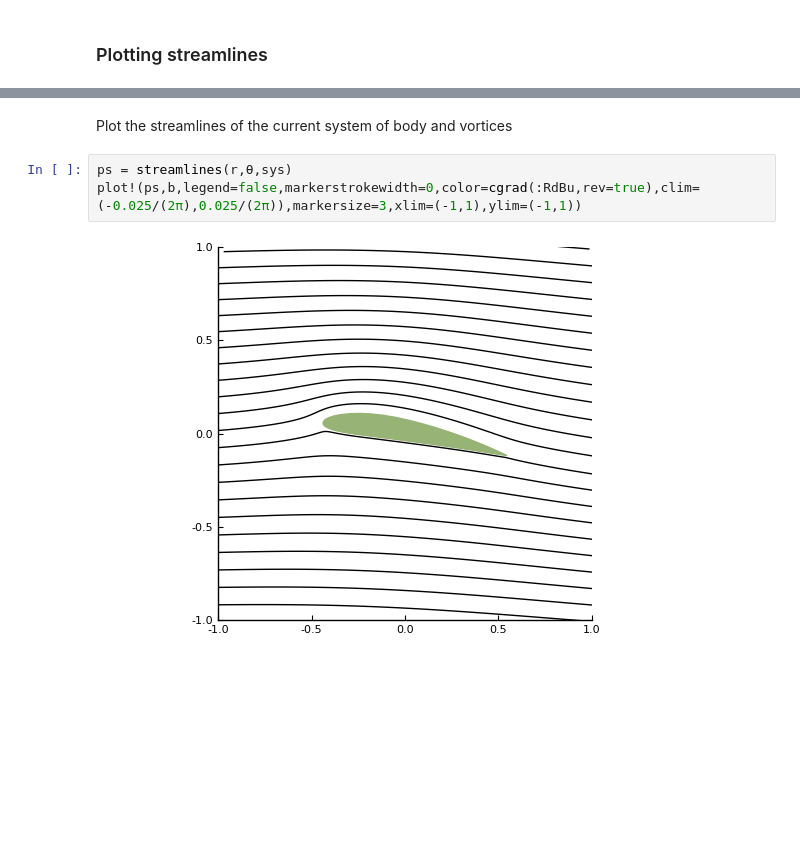
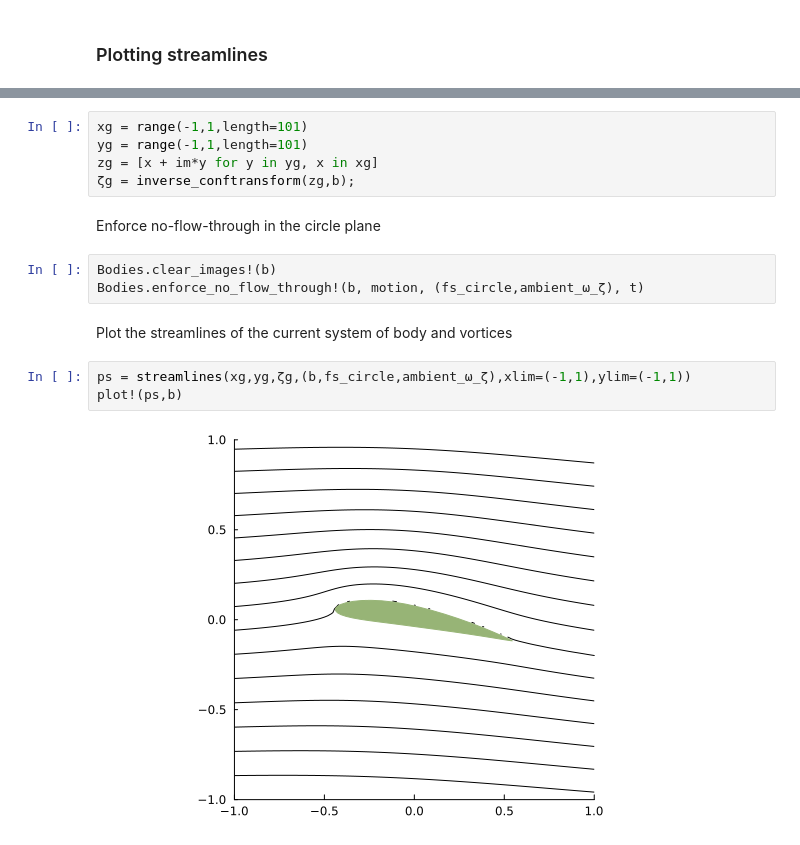
Before and after one commit to darwindarak/PotentialFlow.jl, a Jupyter notebook: binder/notebooks/Airfoil in uniform flow.ipynb, the cells around one changed output, grey strips where cells are left out. Cells and saved outputs as stored; diff of their text form; blank space fills up the shorter version.

Commit message:
Updated the airfoil in uniform flow notebook

```diff
--- a/binder/notebooks/Airfoil in uniform flow.ipynb
+++ b/binder/notebooks/Airfoil in uniform flow.ipynb
@@ -305,7 +291,17 @@ end
+# %%
+xg = range(-1,1,length=101)
+yg = range(-1,1,length=101)
+zg = [x + im*y for y in yg, x in xg]
+ζg = inverse_conftransform(zg,b);
+# %% [markdown]
+Enforce no-flow-through in the circle plane
+# %%
+Bodies.clear_images!(b)
+Bodies.enforce_no_flow_through!(b, motion, (fs_circle,ambient_ω_ζ), t)
 # %% [markdown]
 Plot the streamlines of the current system of body and vortices
-# %%
-ps = streamlines(r,θ,sys)
-plot!(ps,b,legend=false,markerstrokewidth=0,color=cgrad(:RdBu,rev=true),clim=(-0.025/(2π),0.025/(2π)),markersize=3,xlim=(-1,1),ylim=(-1,1))
-# %% [output]
-[figure, removed]
+# %%
+ps = streamlines(xg,yg,ζg,(b,fs_circle,ambient_ω_ζ),xlim=(-1,1),ylim=(-1,1))
+plot!(ps,b)
+# %% [output]
+[figure, added]
```
Also changed, not shown: parts of 9 cells of this notebook.
